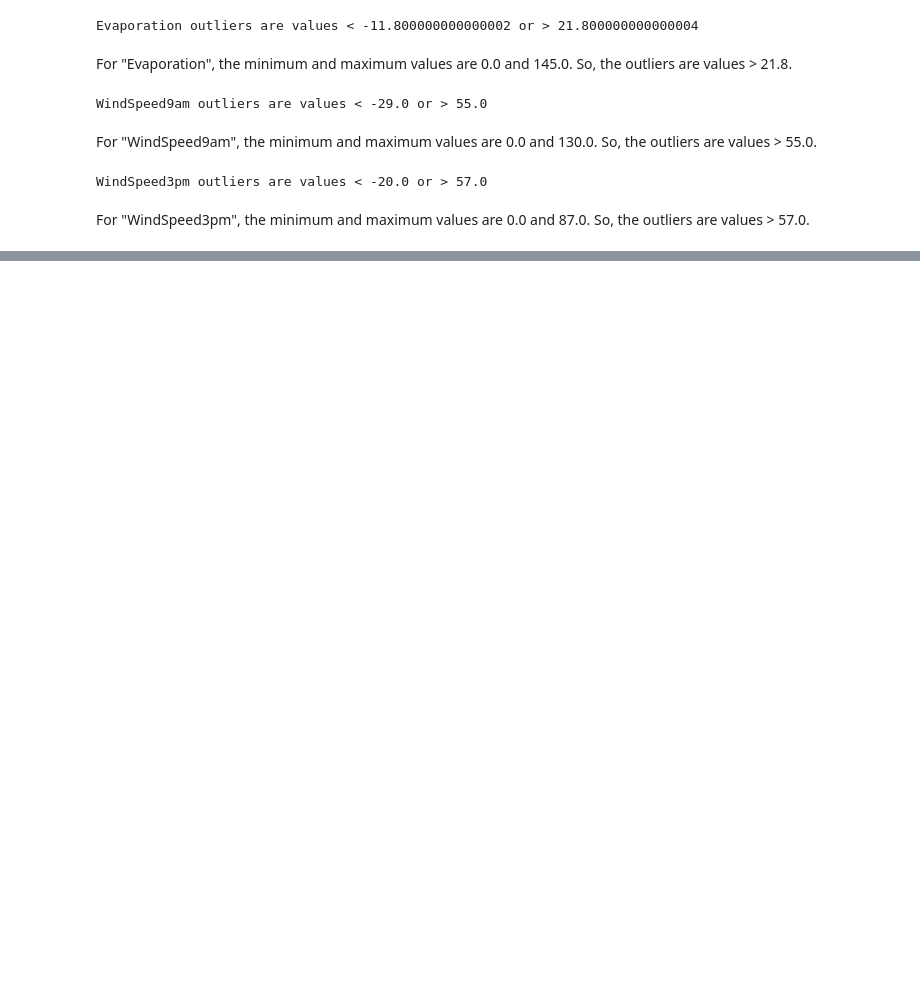
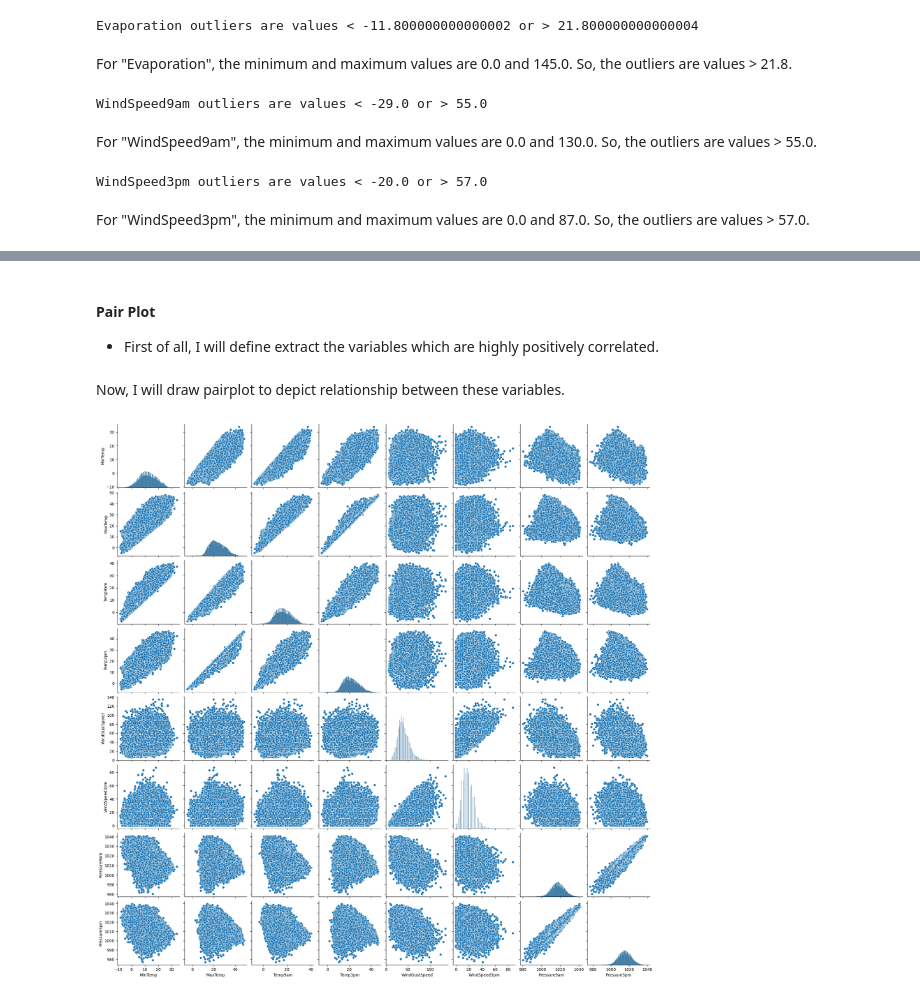
Before and after one commit to AmirMotefaker/myJupyterNotebook, a Jupyter notebook: Rain Prediction in Australia/Rain Prediction in Australia - v3/Rain Prediction in Australia - v3.ipynb, the cells around one changed output, grey strips where cells are left out. Cells and saved outputs as stored; diff of their text form; code cells hidden in the pictures; blank space fills up the shorter version.

```diff
--- a/Rain Prediction in Australia/Rain Prediction in Australia - v3/Rain Prediction in Australia - v3.ipynb
+++ b/Rain Prediction in Australia/Rain Prediction in Australia - v3/Rain Prediction in Australia - v3.ipynb
@@ -1046,0 +1047,12 @@ From the above correlation heat map, we can conclude that:
+# %% [markdown]
+#### Pair Plot
+- First of all, I will define extract the variables which are highly positively correlated.
+# %%
+num_var = ['MinTemp', 'MaxTemp', 'Temp9am', 'Temp3pm', 'WindGustSpeed', 'WindSpeed3pm', 'Pressure9am', 'Pressure3pm']
+# %% [markdown]
+Now, I will draw pairplot to depict relationship between these variables.
+# %%
+sns.pairplot(df[num_var], kind='scatter', diag_kind='hist', palette='Rainbow')
+plt.show()
+# %% [output]
+[figure, added]
```
Also changed, not shown: parts of 11 cells of this notebook.
